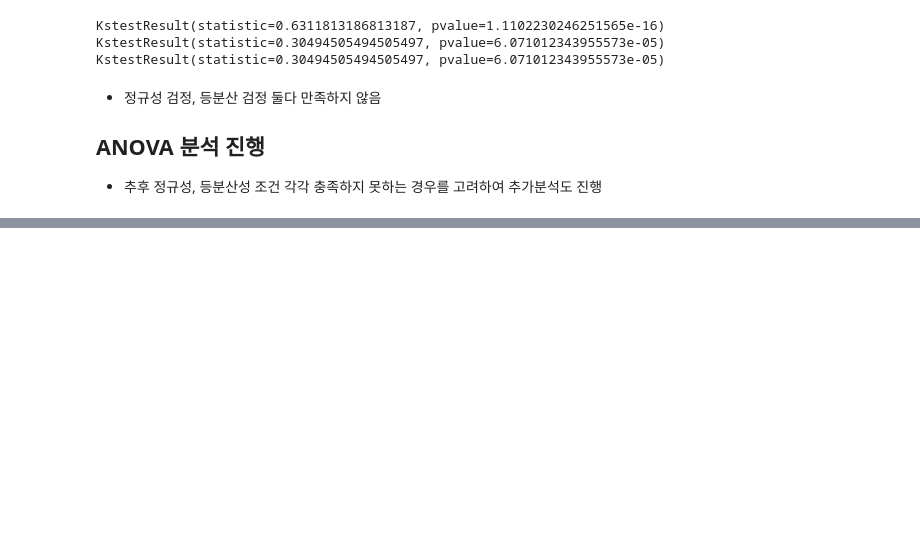
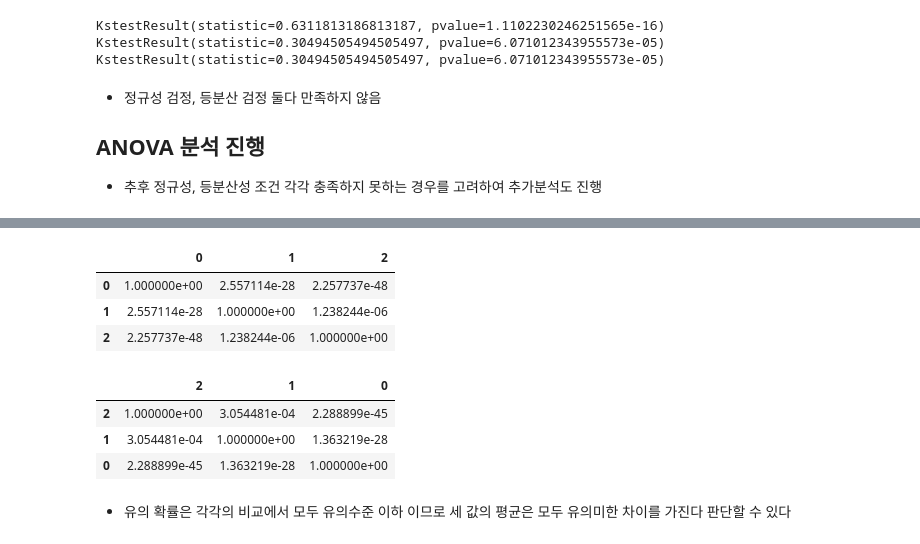
Before and after one commit to kwonym3094/statistic, a Jupyter notebook: 11_anova.ipynb, the cells around one changed output, grey strips where cells are left out. Drawn from its saved outputs; the diff is of its cells as text; code cells hidden in the pictures; blank space fills up the shorter version.

```diff
--- a/11_anova.ipynb
+++ b/11_anova.ipynb
@@ -195,0 +264,37 @@ array([66, 64, 64, 50, 72, 74, 68, 62, 63, 72, 85, 65, 63, 78, 74, 67, 57,
+# %%
+# 본페로니 교정
+# scikit-posthocs 라이브러리 사용
+'''
+conda install -c conda-forge scikit-posthocs
+
+import scikit_posthocs as sp
+
+sp.posthoc_conover(data,
+                   val_col = '양적 자료',
+                   group_col = '질적 자료',
+                   p_adjust = 'holm')
+
+# p_adjust : 다중비교(또는 사후분석)의 방법
+# 'holm' : Bonferroni 방법
+'''
+
+import scikit_posthocs as sp
+sp.posthoc_conover(data,
+val_col='CNT',
+group_col='Ta_gubun',
+p_adjust = 'holm')
+# %% [output]
+|  | 0 | 1 | 2 |
+| 0 | 1.000000e+00 | 2.557114e-28 | 2.257737e-48 |
+| 1 | 2.557114e-28 | 1.000000e+00 | 1.238244e-06 |
+| 2 | 2.257737e-48 | 1.238244e-06 | 1.000000e+00 |
+# %%
+# 셰페 방법
+sp.posthoc_scheffe(data, val_col='CNT', group_col='Ta_gubun')
+# %% [output]
+|  | 2 | 1 | 0 |
+| 2 | 1.000000e+00 | 3.054481e-04 | 2.288899e-45 |
+| 1 | 3.054481e-04 | 1.000000e+00 | 1.363219e-28 |
+| 0 | 2.288899e-45 | 1.363219e-28 | 1.000000e+00 |
+# %% [markdown]
+- 유의 확률은 각각의 비교에서 모두 유의수준 이하 이므로 세 값의 평균은 모두 유의미한 차이를 가진다 판단할 수 있다
```
Also changed, not shown: parts of 15 cells of this notebook, 2 other files.
